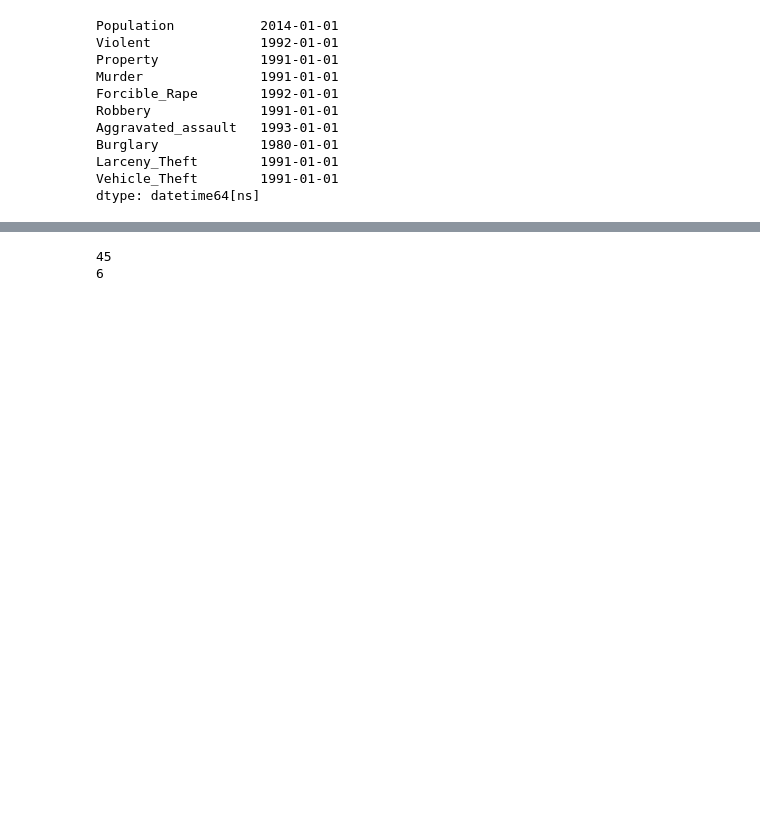
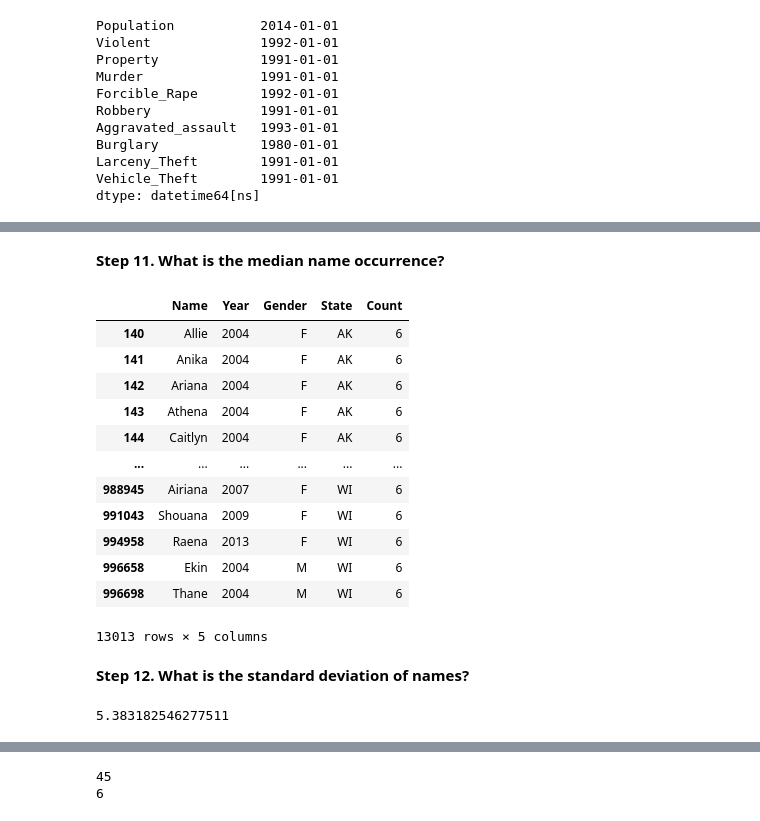
Before and after one commit to TasmiyaSabha/TasmiyaSabha, a Jupyter notebook: Py_libfunctions.ipynb, the cells around one changed output, grey strips where cells are left out. Saved outputs shown, nothing was run; the diff lists cells and outputs as text; code cells hidden in the pictures; blank space fills up the shorter version.

```diff
--- a/Py_libfunctions.ipynb
+++ b/Py_libfunctions.ipynb
@@ -137,0 +229,25 @@ dtype: datetime64[ns]
+# %% [markdown]
+**Step 11. What is the median name occurrence?**
+# %%
+Names[Names.Count==Names.Count.median()]
+# %% [output]
+|  | Name | Year | Gender | State | Count |
+| 140 | Allie | 2004 | F | AK | 6 |
+| 141 | Anika | 2004 | F | AK | 6 |
+| 142 | Ariana | 2004 | F | AK | 6 |
+| 143 | Athena | 2004 | F | AK | 6 |
+| 144 | Caitlyn | 2004 | F | AK | 6 |
+| ... | ... | ... | ... | ... | ... |
+| 988945 | Airiana | 2007 | F | WI | 6 |
+| 991043 | Shouana | 2009 | F | WI | 6 |
+| 994958 | Raena | 2013 | F | WI | 6 |
+| 996658 | Ekin | 2004 | M | WI | 6 |
+| 996698 | Thane | 2004 | M | WI | 6 |
+13013 rows × 5 columns
+# %% [markdown]
+**Step 12. What is the standard deviation of names?**
+# %%
+
+Names.Count.std()
+# %% [output]
+5.383182546277511
```
Also changed, not shown: parts of 21 cells of this notebook.
